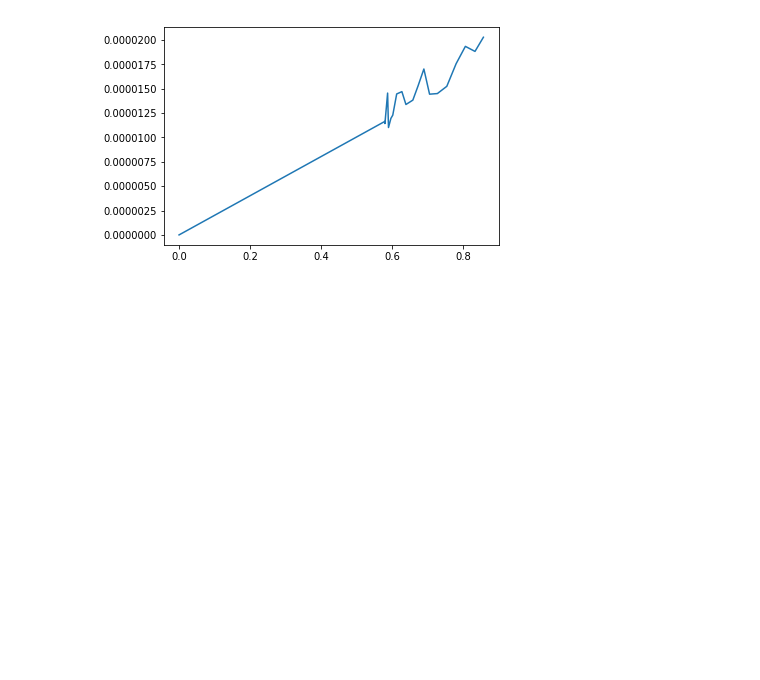
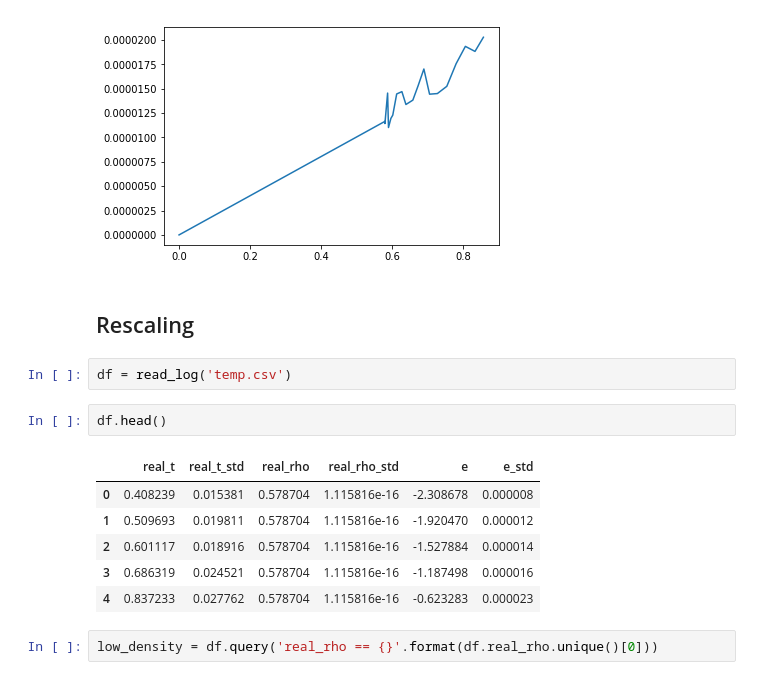
Before and after one commit to gonzalezzfelipe/MD_LJ, a Jupyter notebook: python/Untitled.ipynb, the cells around one changed output. Cells and saved outputs as stored; diff of their text form; blank space fills up the shorter version.

```diff
--- a/python/Untitled.ipynb
+++ b/python/Untitled.ipynb
@@ -89,3 +92,18 @@ plt.plot(ts, std_e)
 # %% [output]
 [<matplotlib.lines.Line2D at 0x...>]
 [figure]
+# %% [markdown]
+## Rescaling
+# %%
+df = read_log('temp.csv')
+# %%
+df.head()
+# %% [output]
+|  | real_t | real_t_std | real_rho | real_rho_std | e | e_std |
+| 0 | 0.408239 | 0.015381 | 0.578704 | 1.115816e-16 | -2.308678 | 0.000008 |
+| 1 | 0.509693 | 0.019811 | 0.578704 | 1.115816e-16 | -1.920470 | 0.000012 |
+| 2 | 0.601117 | 0.018916 | 0.578704 | 1.115816e-16 | -1.527884 | 0.000014 |
+| 3 | 0.686319 | 0.024521 | 0.578704 | 1.115816e-16 | -1.187498 | 0.000016 |
+| 4 | 0.837233 | 0.027762 | 0.578704 | 1.115816e-16 | -0.623283 | 0.000023 |
+# %%
+low_density = df.query('real_rho == {}'.format(df.real_rho.unique()[0]))
```
Also changed, not shown: parts of 5 cells of this notebook.
